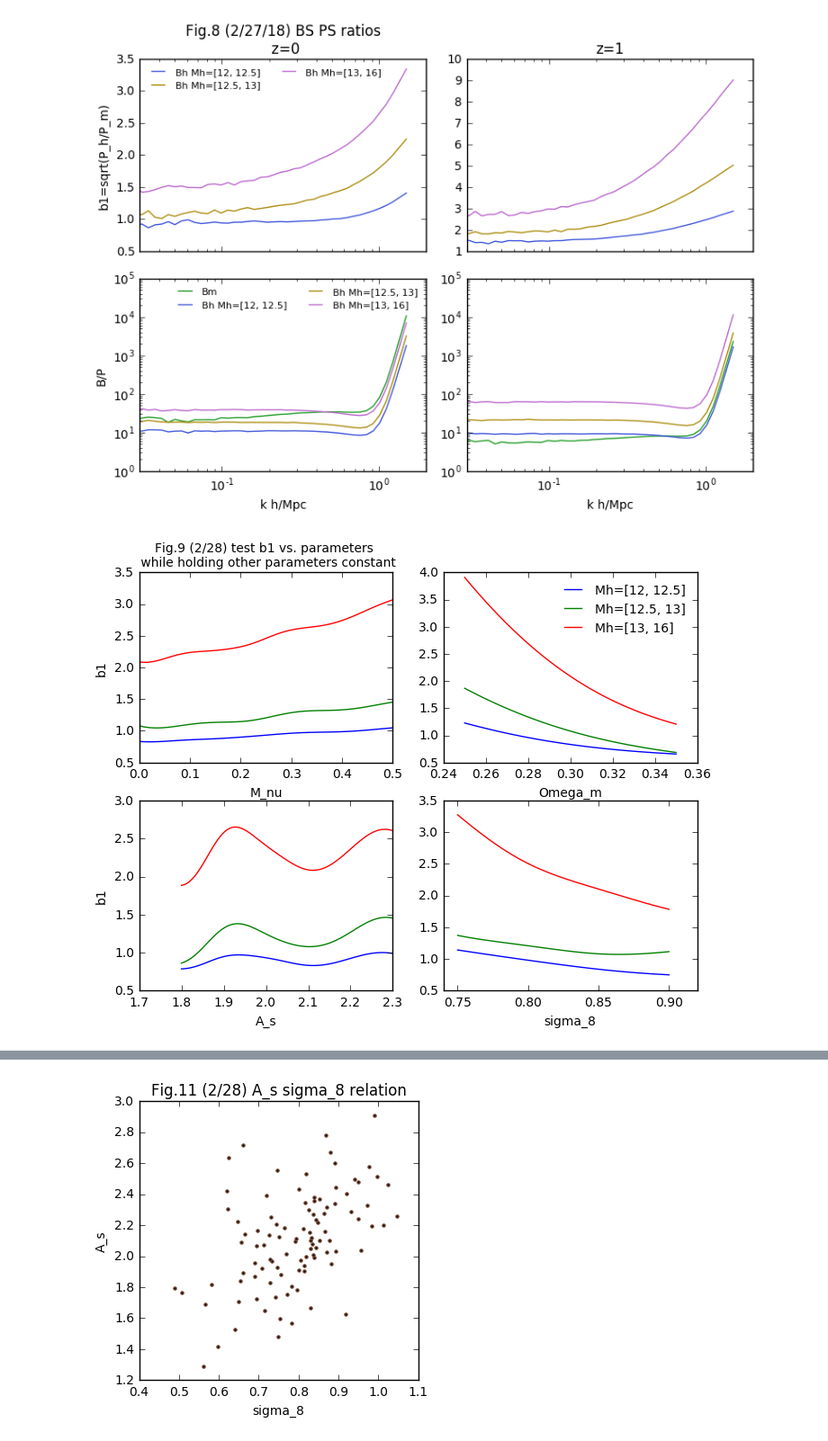
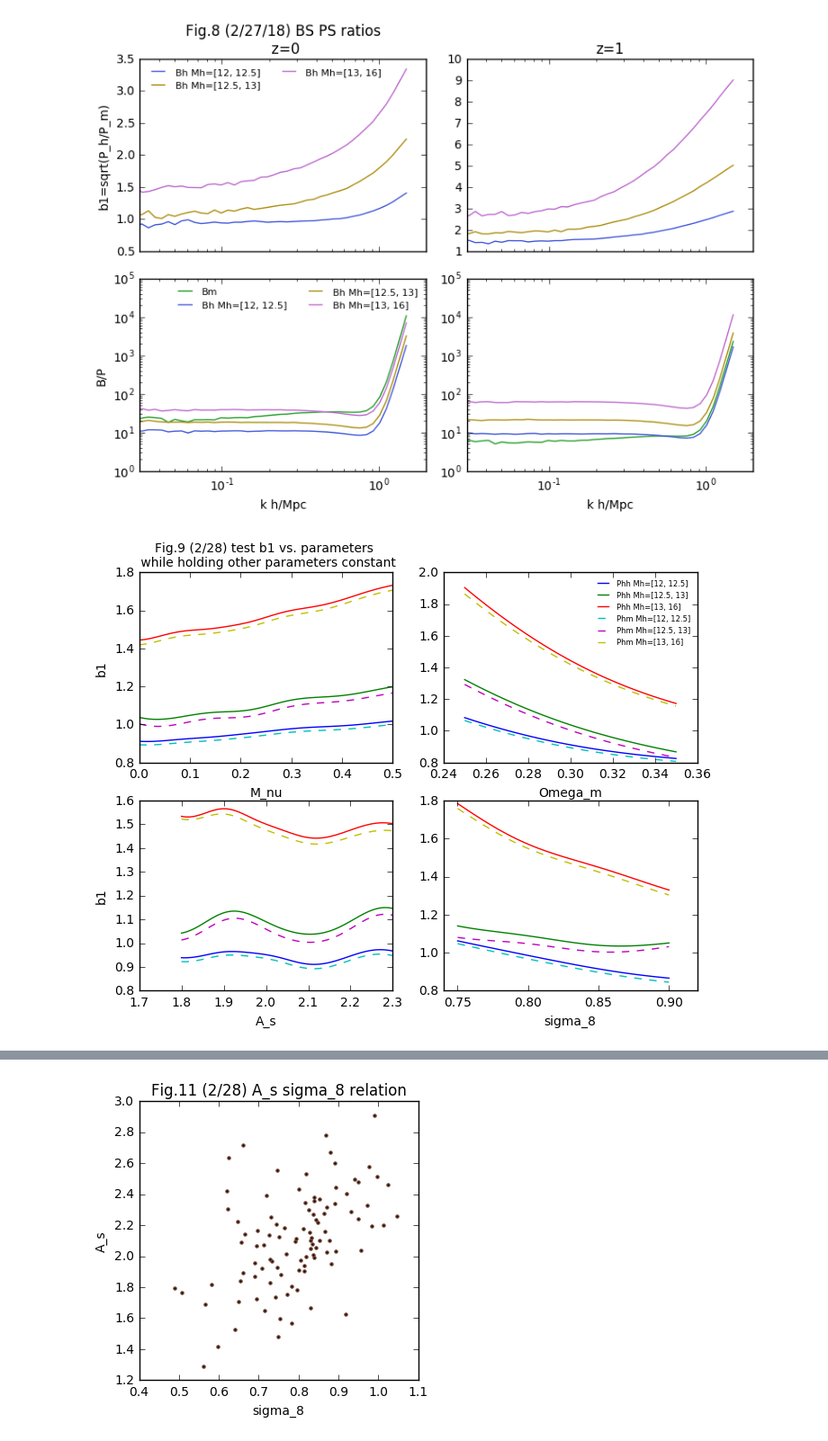
Before and after one commit to liuxx479/nubias, a Jupyter notebook: plot_bispec.ipynb, the cells around one changed output, grey strips where cells are left out. Shown at 90% size. Saved outputs shown, nothing was run; the diff lists cells and outputs as text; code cells hidden in the pictures.

```diff
--- a/plot_bispec.ipynb
+++ b/plot_bispec.ipynb
@@ -387,45 +387,57 @@ idx_b1 = [ 0,  3,  5,  7,  8,  9, 10, 11, 12, 13] ## k<0.05 and Nmode>0
 def b1gen (iii):
     mnv,om,As,si8=cosmo_params[iii]
     fn = 'Ph2h/Ph2h_mnv%.5f_om%.5f_As%.4f_%03d.npy'%(mnv,om,As,nsnaps_arr[iii]-1)
+    fnPhm = 'Phm/Phm_mnv%.5f_om%.5f_As%.4f_%03d.npy'%(mnv,om,As,nsnaps_arr[iii]-1)
     idata = load(fn)
-    b1 = (idata[3::2]/idata[1])[:,idx_b1]
-    return mean(b1,axis=1)
+    idataPhm = load(fnPhm)
+    b1Phh = mean(sqrt((idata[3::2]/idata[1])[:,idx_b1]) ,axis=1)
+    #b1Phh = sqrt(mean((idata[3::2]/idata[1])[:,idx_b1],axis=1) )
+    b1Phm = mean((idataPhm/idata[1])[:,idx_b1],axis=1)[:-2]
+    return concatenate([b1Phh, b1Phm])
 
 b1_arr = array(map(b1gen, arange(len(cosmo_params))))
 idata = concatenate( [cosmo_params, b1_arr],axis=1)[:-1]
-emulator = WLanalysis.buildInterpolator(obs_arr=idata[:, 4:], cosmo_params=idata[:, :3])
-emulator_si8 = WLanalysis.buildInterpolator(obs_arr=idata[:, 4:], cosmo_params=idata[:, [0,1,3]])
+#emulatorPhm = WLanalysis.buildInterpolator(obs_arr=idata[:,-4:], cosmo_params=idata[:, :3])
+#emulatorPhm_si8 = WLanalysis.buildInterpolator(obs_arr=idata[:, -4:], cosmo_params=idata[:, [0,1,3]])
 #savetxt('cosmological_parameters_b1.txt', idata)
 #idata = loadtxt('cosmological_parameters_b1.txt')[:-1] #mnv, om, As, si8, b1a, b1b, b1c
 # %%
 f,((ax1, ax2), (ax3, ax4)) = subplots(2,2, figsize=(8,6))
+
 
 mnv_arr = linspace(0,0.5,100)
 om_arr = linspace(0.25, 0.35, 100)
 As_arr = linspace(1.8, 2.3, 100)
 si8_arr = linspace(0.75, 0.9, 100)
 
-b1_mnv = array([emulator( (imnv,0.3,2.1)) for imnv in mnv_arr])
-b1_om = array([emulator( (0.0,iom,2.1)) for iom in om_arr])
-b1_As = array([emulator( (0.0,0.3,iAs)) for iAs in As_arr])
-b1_si8 = array([emulator_si8( (0.0,0.3,isi8)) for isi8 in si8_arr])
+jj =0
+for iobs in (idata[:, -6:-3], idata[:, -3:]):
+    lss = ['-','--'][jj]
+    emulator = WLanalysis.buildInterpolator(obs_arr=iobs, cosmo_params=idata[:, :3])
+    emulator_si8 = WLanalysis.buildInterpolator(obs_arr=iobs, cosmo_params=idata[:, [0,1,3]])
 
-b1labels =['Mh=[12, 12.5]', 'Mh=[12.5, 13]', 'Mh=[13, 16]']
-for i in range(3):
-    ax1.plot(mnv_arr, b1_mnv.T[i])
-    ax2.plot(om_arr, b1_om.T[i],label=b1labels[i])
-    ax3.plot(As_arr, b1_As.T[i])
-    ax4.plot(si8_arr, b1_si8.T[i])
-ax2.legend(loc=1,frameon=0,fontsize=10)
+    b1_mnv = array([emulator( (imnv,0.3,2.1)) for imnv in mnv_arr])
+    b1_om = array([emulator( (0.0,iom,2.1)) for iom in om_arr])
+    b1_As = array([emulator( (0.0,0.3,iAs)) for iAs in As_arr])
+    b1_si8 = array([emulator_si8( (0.0,0.3,isi8)) for isi8 in si8_arr])
+
+    b1labels =['Mh=[12, 12.5]', 'Mh=[12.5, 13]', 'Mh=[13, 16]']
+    for i in range(3):
+        ax1.plot(mnv_arr, b1_mnv.T[i],lss)
+        ax2.plot(om_arr, b1_om.T[i],lss,label=['Phh ','Phm '][jj]+b1labels[i])
+        ax3.plot(As_arr, b1_As.T[i],lss)
+        ax4.plot(si8_arr, b1_si8.T[i],lss)
+    jj+=1
+ax2.legend(loc=1,frameon=0,fontsize=6)
 ax1.set_ylabel('b1')
 ax3.set_ylabel('b1')
 ax1.set_title('Fig.9 (2/28) test b1 vs. parameters \n while holding other parameters constant',fontsize=10)
 ax1.set_xlabel('M_nu')
 ax2.set_xlabel('Omega_m')
 ax3.set_xlabel('A_s')
 ax4.set_xlabel('sigma_8')
 show()
 # %% [output]
-[figure, old version]
+[figure, new version]
 # %%
 #idata = loadtxt('cosmological_parameters_b1.txt')[:-1] #mnv, om, As, si8, b1a, b1b, b1c
```
Also changed, not shown: parts of 1 cell of this notebook, 1 other file.
